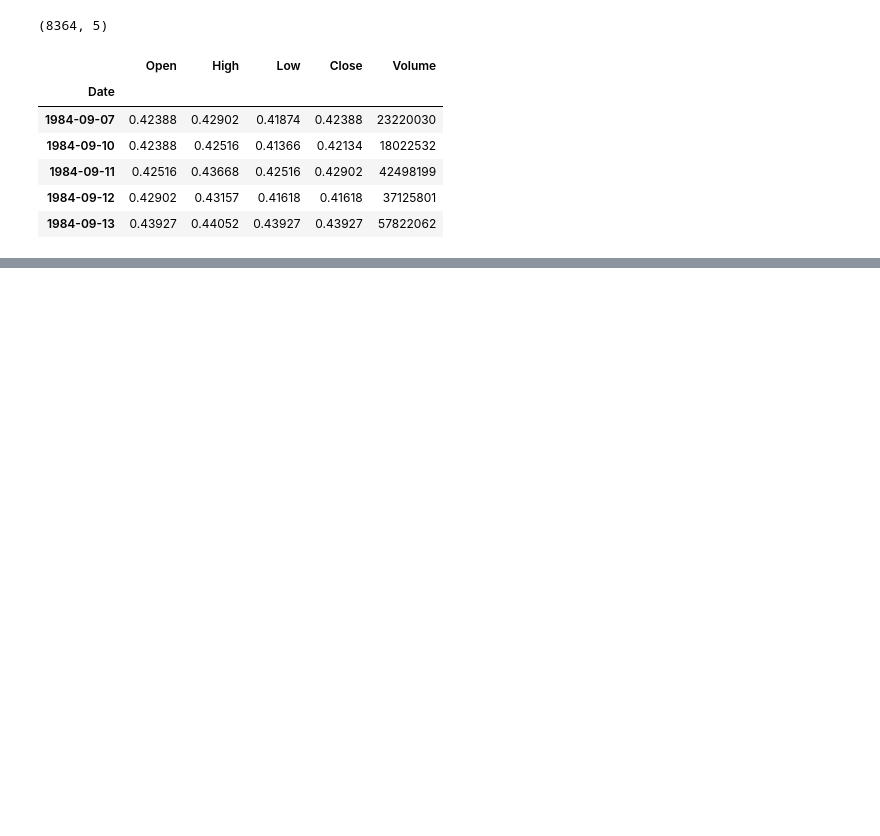
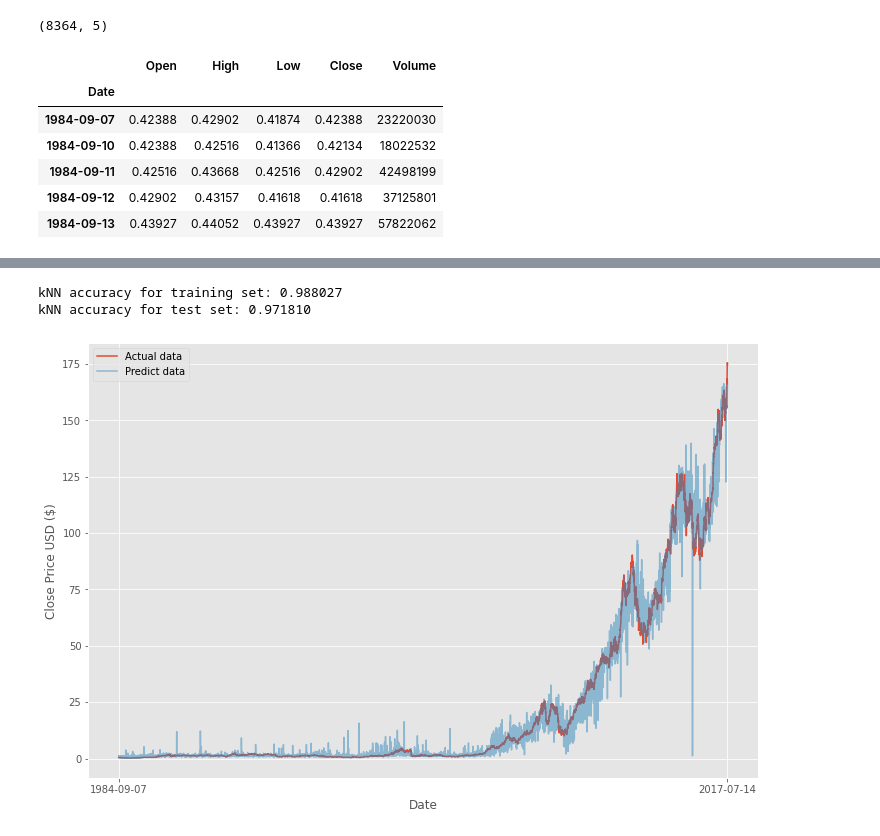
Before and after one commit to hoperawr/CS3244_Project, a Jupyter notebook: KNN/KNN_xj.ipynb, the cells around one changed output, grey strips where cells are left out. Drawn from its saved outputs; the diff is of its cells as text; code cells hidden in the pictures; blank space fills up the shorter version.

```diff
--- a/KNN/KNN_xj.ipynb
+++ b/KNN/KNN_xj.ipynb
@@ -37,0 +96,6 @@ plt.show()
+# %%
+dfreg = df.loc[:,['Close','Volume']]
+dfreg['HL_Percent'] = (df['High'] - df['Low']) / df['Close'] * 100.0
+dfreg['Percent_Change'] = (df['Close'] - df['Open']) / df['Open'] * 100.0
+
+dfreg.head(10)
@@ -37,0 +156,26 @@ plt.show()
+# %%
+# KNN Regression
+clfknn = KNeighborsRegressor(n_neighbors=3, metric="euclidean")
+clfknn.fit(X_train, y_train)
+
+print('kNN accuracy for training set: %f' % clfknn.score(X_train, y_train))
+print('kNN accuracy for test set: %f' % clfknn.score(X_test, y_test))
+# %% [output]
+kNN accuracy for training set: 0.988027
+kNN accuracy for test set: 0.971810
+# %%
+y_val = dfreg[:-forecast_out]
+y_val_pred = clfknn.predict(X)
+val1 = dfreg[:-forecast_out].copy()
+val1['Label'] = np.ravel(y_val_pred)
+
+plt.figure(figsize=(12,8))
+plt.plot(y_val['Label'], label='Actual data')
+plt.plot(val1['Label'], label='Predict data', alpha=0.5)
+plt.xlabel('Date')
+plt.ylabel('Close Price USD ($)')
+plt.xticks([list(y_val.index.values)[0], list(y_val.index.values)[-1]])
+plt.legend()
+plt.show()
+# %% [output]
+[figure, added]
```
Also changed, not shown: parts of 17 cells of this notebook.
